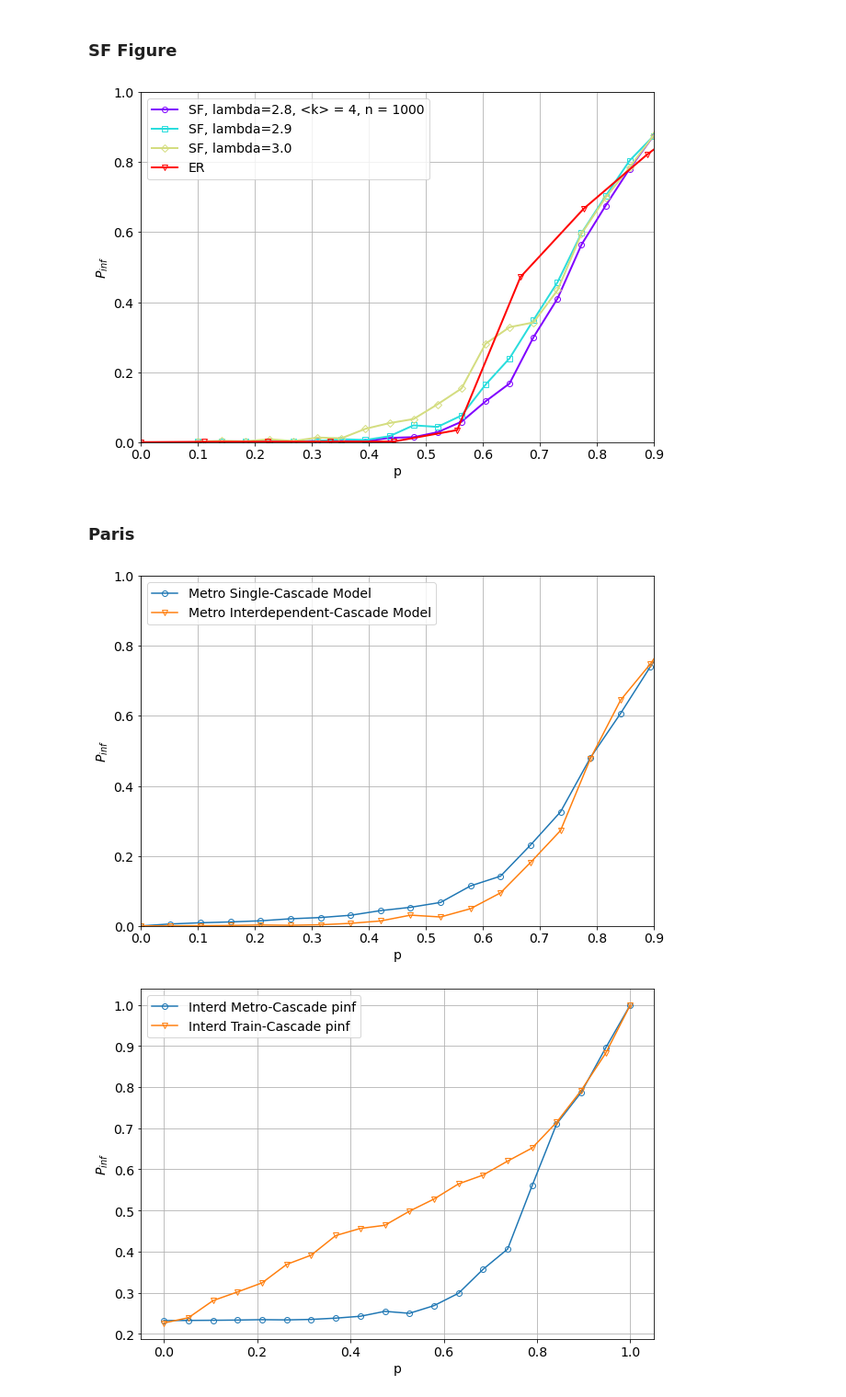
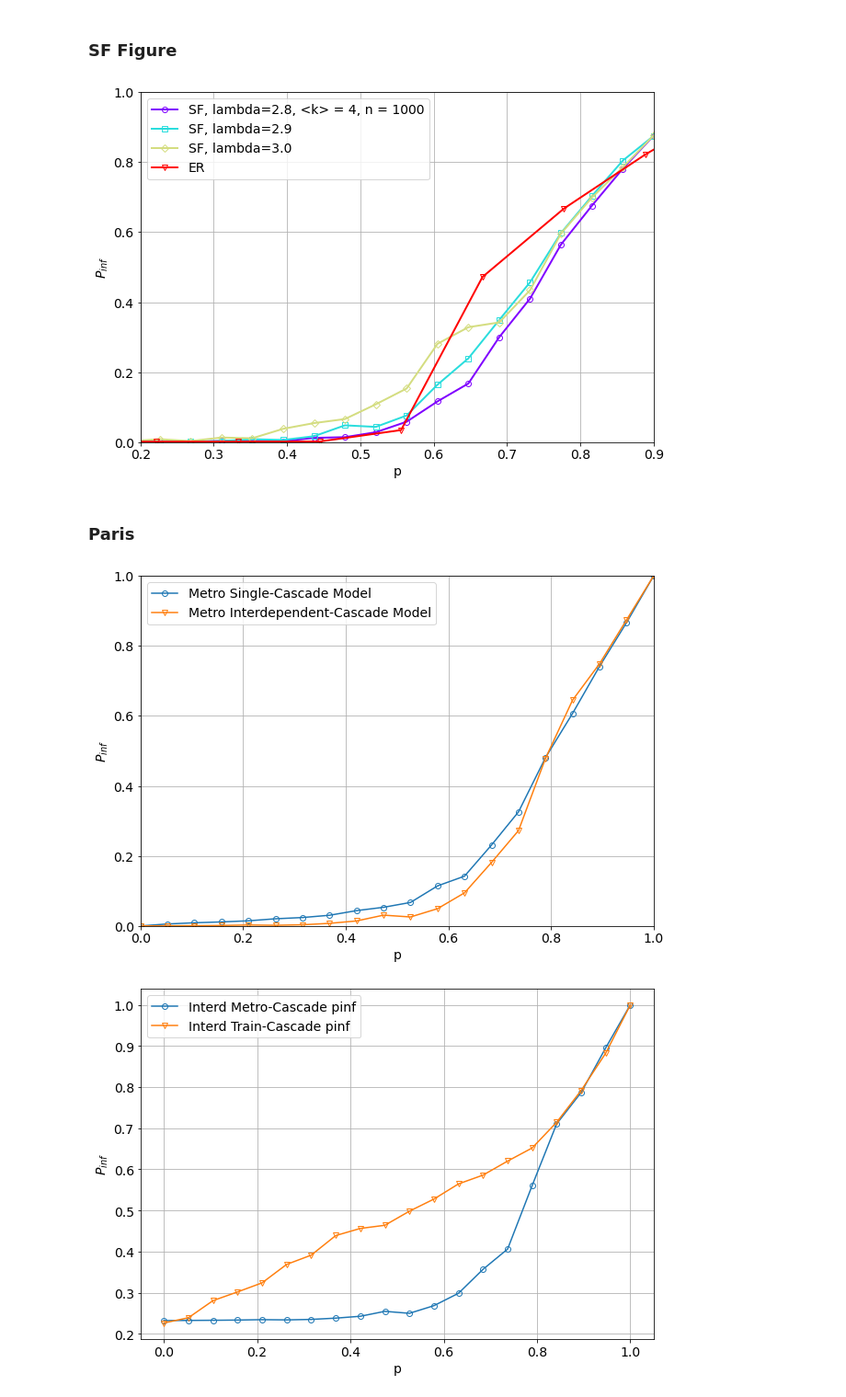
Before and after one commit to pbonazzi/network-cascade-failure, a Jupyter notebook: notebooks/report.ipynb, the cells around one changed output. Shown at 92% size. Saved outputs shown, nothing was run; the diff lists cells and outputs as text; code cells hidden in the pictures.

```diff
--- a/notebooks/report.ipynb
+++ b/notebooks/report.ipynb
@@ -141,35 +141,35 @@ residual = False
 # %%
 plt.figure(figsize=(10,7))
 plt.rcParams.update({'font.size': 14})
 color = iter(plt.cm.rainbow(np.linspace(0.0, 1, len(results))))
 marker = ['o', 's', 'D', 'v']
 
 for i, res in enumerate(results):
     pks = res[0] * k
     p_infs = res[1]
 
     plt.plot(pks, p_infs, c=next(color), linewidth=2, marker = marker[i], mfc = "None", label = labels[i])
 
 if p_theory:
     plt.vlines(2.4554, ymin=0, ymax=1, colors='k', linestyles='dashdot', label='$p_{c}$=2.4554/<k>')
     plt.legend()
 
 if k > 1:
     plt.xlabel('p<k>')
 else:
     plt.xlabel('p')
 
 if residual:
     plt.hlines(results[0][1][0], xmin=0, xmax=1, linestyles='dotted', colors='k')
 plt.legend()
 plt.ylabel('$P_{inf}$')
-plt.xlim(0,0.9)
+plt.xlim(0.2,0.9)
 plt.ylim(0, 1)
 plt.savefig(path, dpi=300, bbox_inches='tight')
 plt.grid()
 plt.show()
 # %% [output]
-[figure, old version]
+[figure, new version]
 # %% [markdown]
 ### Paris
 # %%
@@ -216,13 +216,13 @@ plt.xlabel('p')
 plt.legend(loc="upper left")
 plt.ylabel('$P_{inf}$')
 plt.ylim(0, 1)
-plt.xlim(0,0.9)
+plt.xlim(0,1)
 path = "figure/Fig_Real1.png"
 plt.savefig(path, dpi=300, bbox_inches='tight')
 plt.grid()
 plt.show()
 # %% [output]
-[figure, old version]
+[figure, new version]
 # %%
 # plt.figure(figsize=(10,7))
 # plt.plot(train_data_scale, train_data[1],
```
Also changed, not shown: parts of 1 cell of this notebook.
